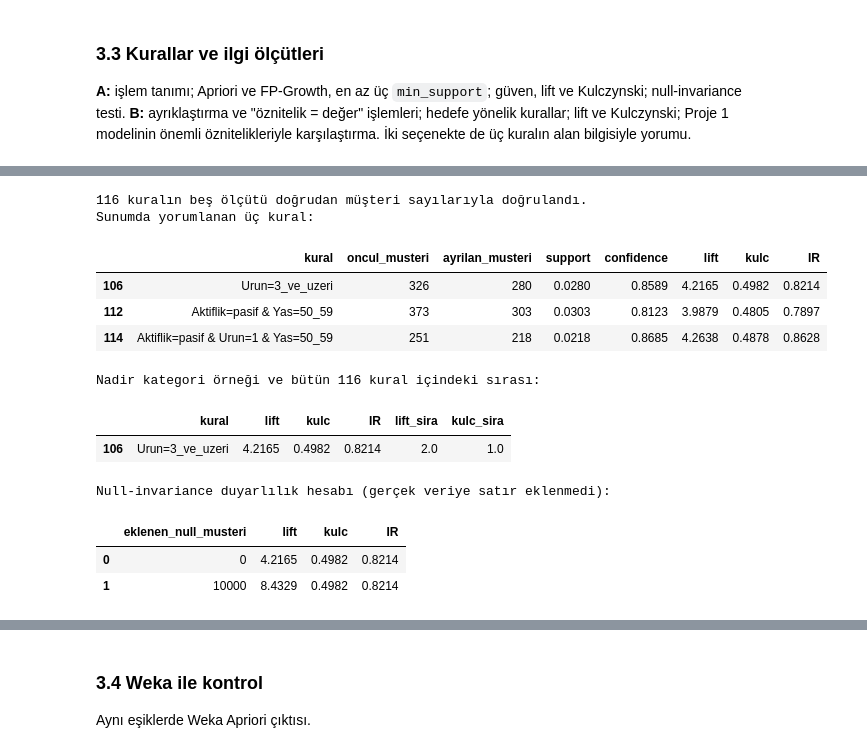
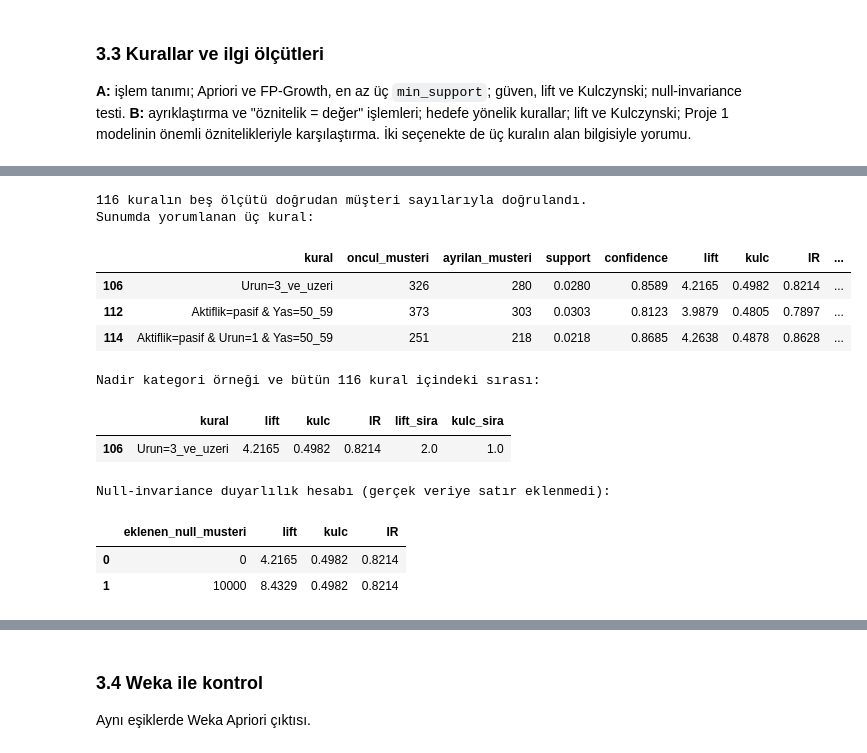
Before and after one commit to gulsenmurat/proje1, a Jupyter notebook: proje1/BIL545_Proje1_Grup01.ipynb, the cells around one changed output, grey strips where cells are left out. Drawn from its saved outputs; the diff is of its cells as text; code cells hidden in the pictures.

Commit message:
Alp bölümlerini doğrula ve veriyle uyumlu sunumları ekle

```diff
--- a/proje1/BIL545_Proje1_Grup01.ipynb
+++ b/proje1/BIL545_Proje1_Grup01.ipynb
@@ -1805,43 +1859,43 @@ for _, r in h.iterrows():
     na, nb, nab, N = int(maske_a.sum()), int(maske_b.sum()), int((maske_a & maske_b).sum()), len(T)
     beklenen = [nab/N, nab/na, nab*N/(na*nb), .5*(nab/na+nab/nb), abs(na-nb)/(na+nb-nab)]
     np.testing.assert_allclose(r[["support", "confidence", "lift", "kulc", "IR"]].astype(float), beklenen, atol=1e-12)
-    denetim.append({"kural": r["kural"], "oncul_musteri": na, "ayrilan_musteri": nab, "toplam_musteri": N})
+    denetim.append({"kural": r["kural"], "oncul_musteri": na, "ayrilan_musteri": nab, "toplam_musteri": N, "toplam_ayrilan": nb, "hedef_kapsama": nab/nb})
 kural_kanit = h.merge(pd.DataFrame(denetim), on="kural", validate="one_to_one")
 assert h["consequents"].apply(lambda x: x == HEDEF).all()
 assert h["antecedents"].apply(lambda x: 1 <= len(x) <= 3 and not any(s.startswith("Exited=") for s in x)).all()
 assert (h["support"] >= MIN_SUP-1e-12).all() and (h["confidence"] >= MIN_CONF-1e-12).all()
 print(f"{len(h)} kuralın beş ölçütü doğrudan müşteri sayılarıyla doğrulandı.")
 sunum_onculleri = [
     frozenset({"Yas=50_59", "Aktiflik=pasif", "Urun=1"}),
     frozenset({"Urun=3_ve_uzeri"}),
     frozenset({"Yas=50_59", "Aktiflik=pasif"})
 ]
 sunum_kurallari = kural_kanit[kural_kanit["antecedents"].isin(sunum_onculleri)]
 assert len(sunum_kurallari) == 3
 print("Sunumda yorumlanan üç kural:")
-display(sunum_kurallari[["kural", "oncul_musteri", "ayrilan_musteri", "support", "confidence", "lift", "kulc", "IR"]].round(4))
+display(sunum_kurallari[["kural", "oncul_musteri", "ayrilan_musteri", "support", "confidence", "lift", "kulc", "IR", "hedef_kapsama"]].round(4))
 print("Nadir kategori örneği ve bütün 116 kural içindeki sırası:")
 display(kural_kanit[kural_kanit["antecedents"].eq(frozenset({"Urun=3_ve_uzeri"}))][["kural", "lift", "kulc", "IR", "lift_sira", "kulc_sira"]].round(4))
 # Nadirlik ölçütü öğenin toplam desteğidir; kural desteğiyle karıştırılmaz.
 # A ve B'nin ikisini de içermeyen gözlemler eklendiğinde Kulczynski sabit kalır.
 ornek = kural_kanit[kural_kanit["antecedents"].eq(frozenset({"Urun=3_ve_uzeri"}))].iloc[0]
 na, nab, nb, N = int(ornek["oncul_musteri"]), int(ornek["ayrilan_musteri"]), int(T["Exited=Ayrildi"].sum()), len(T)
 null_sonuc = pd.DataFrame([
     {"eklenen_null_musteri": m, "lift": nab*(N+m)/(na*nb), "kulc": .5*(nab/na+nab/nb), "IR": abs(na-nb)/(na+nb-nab)}
     for m in [0, N]
 ])
 np.testing.assert_allclose(null_sonuc["kulc"], ornek["kulc"])
 print("Null-invariance duyarlılık hesabı (gerçek veriye satır eklenmedi):")
 display(null_sonuc.round(4))
 # Yalnızca toplulaştırılmış kural ölçütleri dışarı yazılır; müşteri kimliği yoktur.
 kural_kanit.drop(columns=["antecedents", "consequents"]).sort_values(["lift", "kural"], ascending=[False, True]).to_csv("p1_kural_kanit.csv", index=False)
 # %% [output]
 116 kuralın beş ölçütü doğrudan müşteri sayılarıyla doğrulandı.
 Sunumda yorumlanan üç kural:
-|  | kural | oncul_musteri | ayrilan_musteri | support | confidence | lift | kulc | IR |
-| 106 | Urun=3_ve_uzeri | 326 | 280 | 0.0280 | 0.8589 | 4.2165 | 0.4982 | 0.8214 |
-| 112 | Aktiflik=pasif & Yas=50_59 | 373 | 303 | 0.0303 | 0.8123 | 3.9879 | 0.4805 | 0.7897 |
-| 114 | Aktiflik=pasif & Urun=1 & Yas=50_59 | 251 | 218 | 0.0218 | 0.8685 | 4.2638 | 0.4878 | 0.8628 |
+|  | kural | oncul_musteri | ayrilan_musteri | support | confidence | lift | kulc | IR | ... |
+| 106 | Urun=3_ve_uzeri | 326 | 280 | 0.0280 | 0.8589 | 4.2165 | 0.4982 | 0.8214 | ... |
+| 112 | Aktiflik=pasif & Yas=50_59 | 373 | 303 | 0.0303 | 0.8123 | 3.9879 | 0.4805 | 0.7897 | ... |
+| 114 | Aktiflik=pasif & Urun=1 & Yas=50_59 | 251 | 218 | 0.0218 | 0.8685 | 4.2638 | 0.4878 | 0.8628 | ... |
 Nadir kategori örneği ve bütün 116 kural içindeki sırası:
 |  | kural | lift | kulc | IR | lift_sira | kulc_sira |
 | 106 | Urun=3_ve_uzeri | 4.2165 | 0.4982 | 0.8214 | 2.0 | 1.0 |
```
Also changed, not shown: parts of 10 cells of this notebook, 6 other files.
